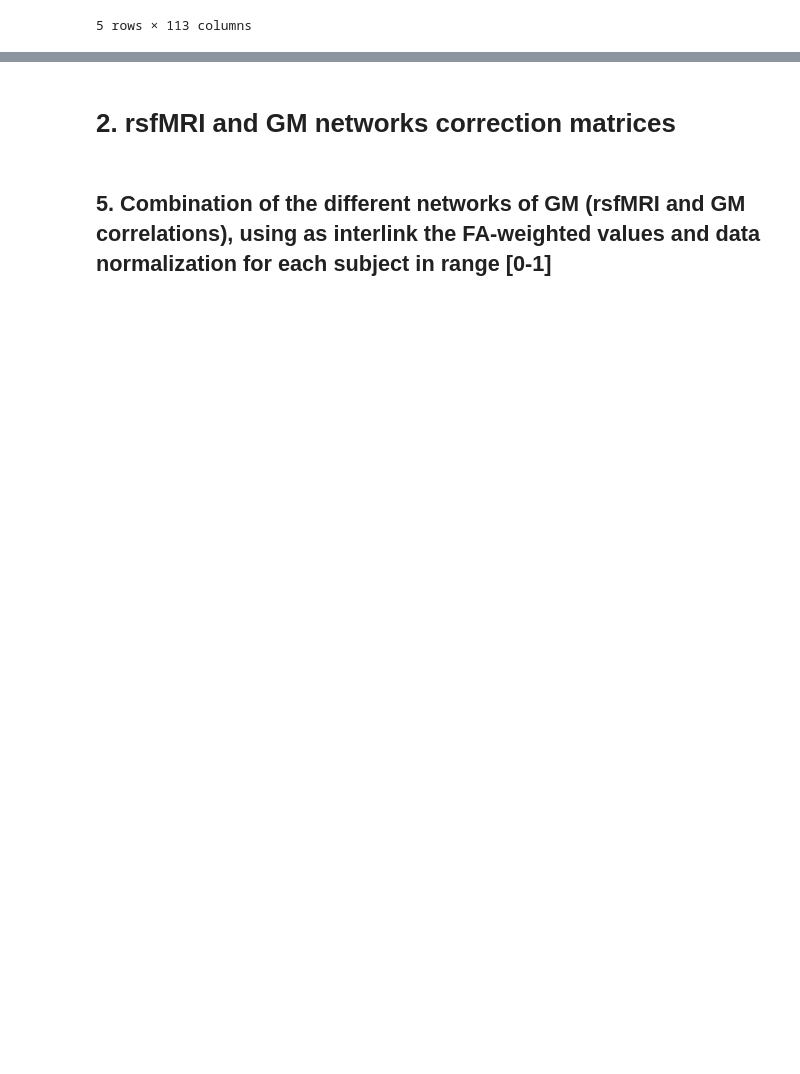
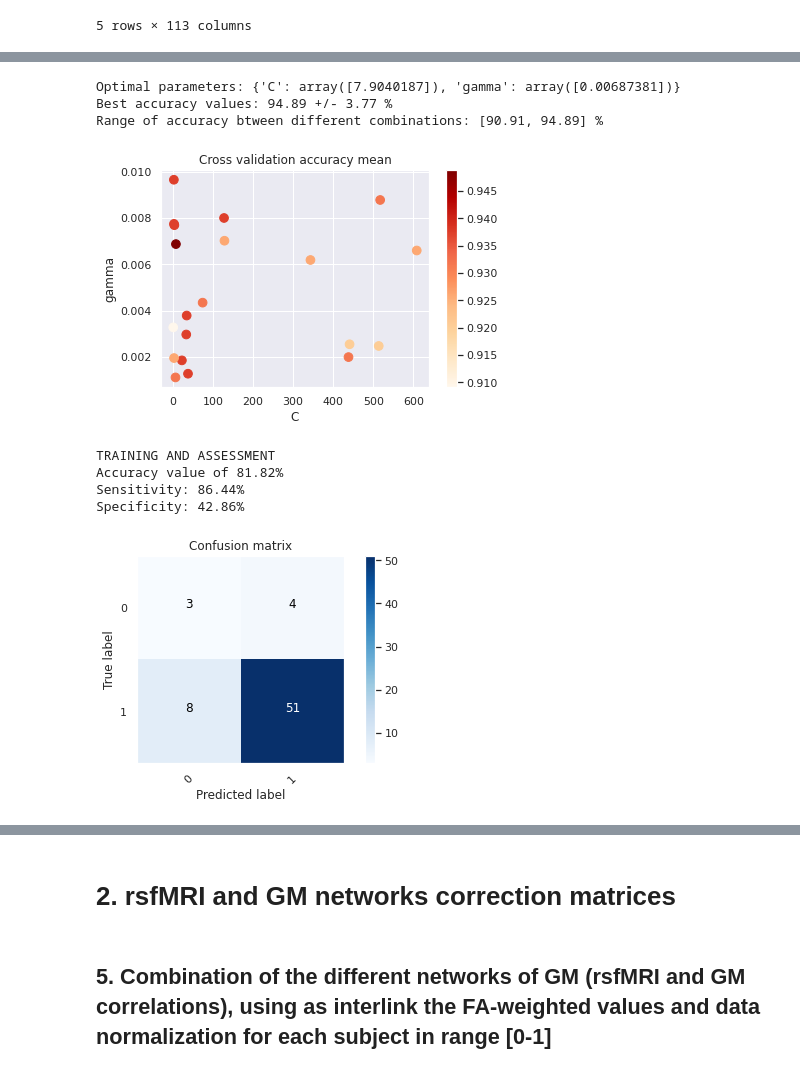
Before and after one commit to FrancescVP/Capstone_Project, a Jupyter notebook: Eloy/DataLoaderExample_EMH.ipynb, the cells around one changed output, grey strips where cells are left out. Saved outputs shown, nothing was run; the diff lists cells and outputs as text; code cells hidden in the pictures; blank space fills up the shorter version.

```diff
--- a/Eloy/DataLoaderExample_EMH.ipynb
+++ b/Eloy/DataLoaderExample_EMH.ipynb
@@ -343,0 +358,3 @@ Statistically diferences in 108 of connections with FDR
+# %%
+fa_har_new = fa_har_corr
+fa_har_new.head()
@@ -343,0 +378,7 @@ Statistically diferences in 108 of connections with FDR
+# %%
+sc = StandardScaler()
+target = fa_har_new.iloc[:, -1]
+standarized_fa = sc.fit_transform(fa_har_new.iloc[:, :-5])
+standarized_fa = pd.DataFrame(standarized_fa, index=fa_har_new.iloc[:, :-5].index, columns=fa_har_new.iloc[:, :-5].columns)
+
+evaluation(standarized_fa, target)
@@ -343,0 +399,31 @@ Statistically diferences in 108 of connections with FDR
+# %%
+from sklearn.preprocessing import StandardScaler
+from imblearn.over_sampling import SMOTE
+from analysistools import exp_uniform, search_SVCconf, plot_confusion_matrix, fit_and_evaluate, plot_topfeatures
+
+X_train, X_test, y_train, y_test = train_test_split(standarized_fa, target, test_size=0.4, random_state=2019, stratify=target)
+
+scaler = StandardScaler()
+X_train = scaler.fit_transform(X_train)
+X_test = scaler.transform(X_test)
+# Balancear las clases
+sm = SMOTE(random_state=2019)
+X_train_res, y_train_res = sm.fit_sample(X_train, y_train)
+
+# Parametros para conf con scaler
+param_dist = {"C": exp_uniform(0, 3),
+              "gamma": exp_uniform(-3, -2)}
+
+C_opt,gamma_opt = search_SVCconf(X_train_res,y_train_res,param_dist,'rbf')
+
+cm1,clf = fit_and_evaluate(X_train_res,y_train_res,X_test,y_test,C_opt,gamma_opt)
+# %% [output]
+Optimal parameters: {'C': array([7.9040187]), 'gamma': array([0.00687381])}
+Best accuracy values: 94.89 +/- 3.77 %
+Range of accuracy btween different combinations: [90.91, 94.89] %
+[figure, added]
+TRAINING AND ASSESSMENT
+Accuracy value of 81.82%
+Sensitivity: 86.44%
+Specificity: 42.86%
+[figure, added]
```
Also changed, not shown: parts of 12 cells of this notebook.
